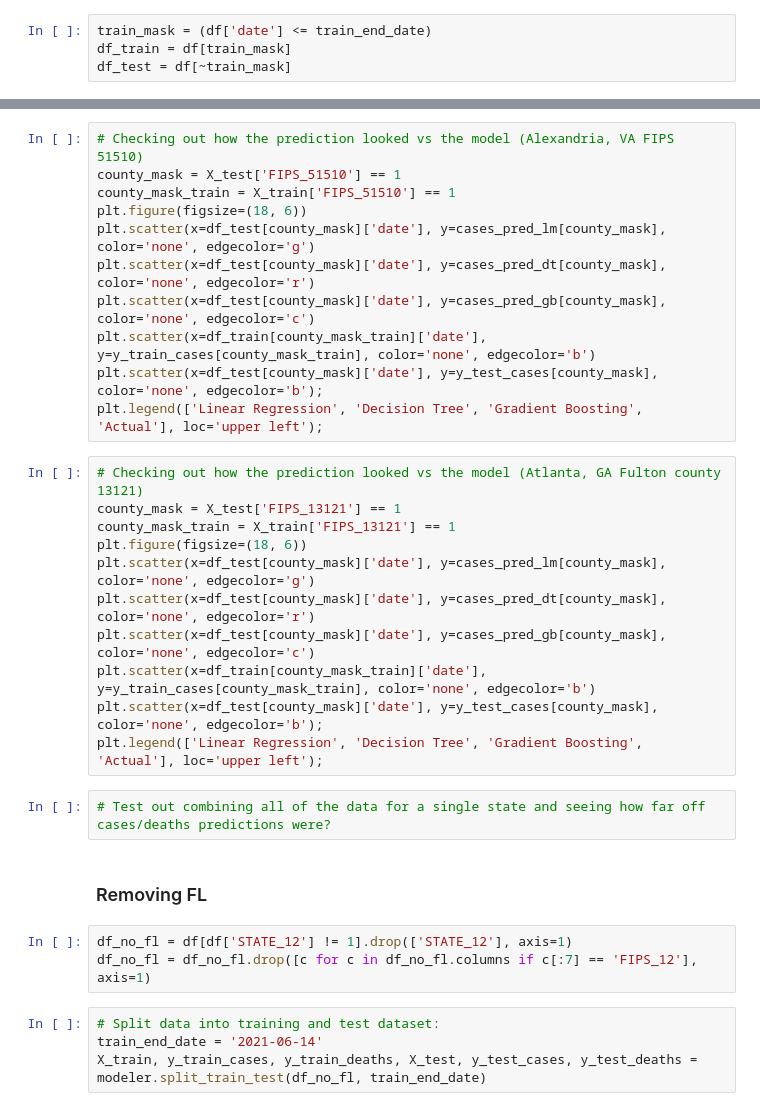
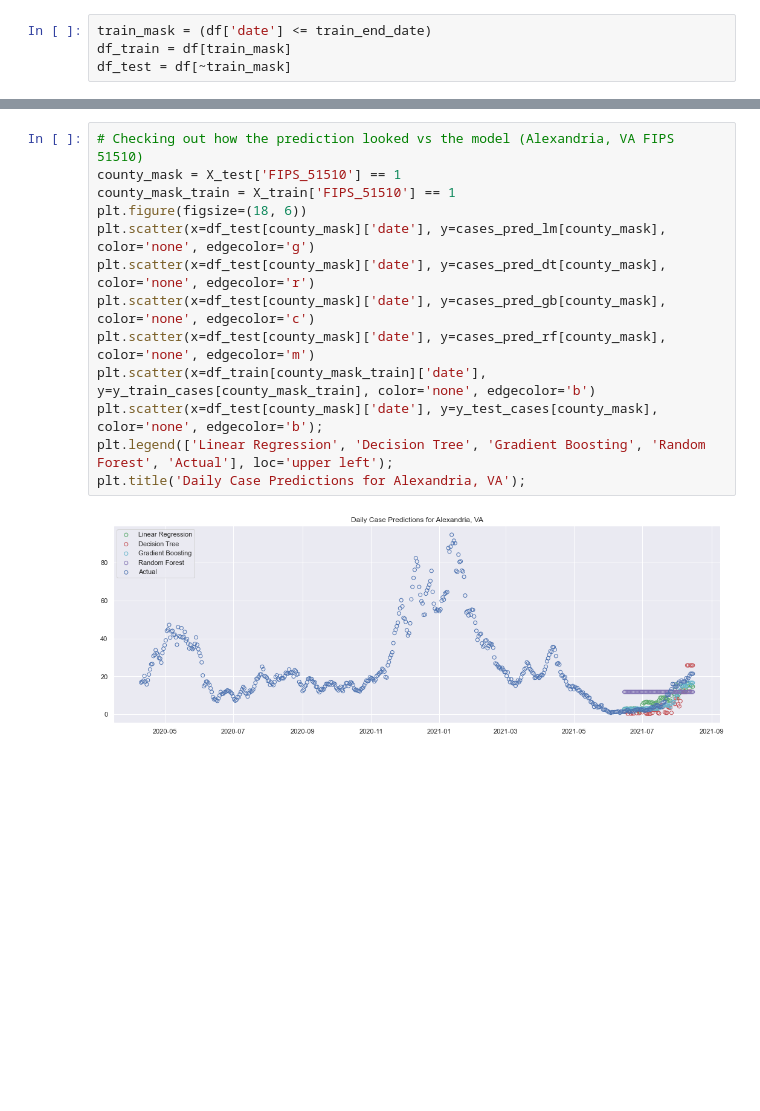
Before and after one commit to ehmartens/cs5644-project, a Jupyter notebook: code/Main Notebook.ipynb, the cells around one changed output, grey strips where cells are left out. Saved outputs shown, nothing was run; the diff lists cells and outputs as text; blank space fills up the shorter version.

```diff
--- a/code/Main Notebook.ipynb
+++ b/code/Main Notebook.ipynb
@@ -336,33 +466,15 @@ plt.legend(['Linear Regression', 'Decision Tree', 'Gradient Boosting', 'Actual']
 # %%
 # Checking out how the prediction looked vs the model (Alexandria, VA FIPS 51510)
 county_mask = X_test['FIPS_51510'] == 1
 county_mask_train = X_train['FIPS_51510'] == 1
 plt.figure(figsize=(18, 6))
 plt.scatter(x=df_test[county_mask]['date'], y=cases_pred_lm[county_mask], color='none', edgecolor='g')
 plt.scatter(x=df_test[county_mask]['date'], y=cases_pred_dt[county_mask], color='none', edgecolor='r')
 plt.scatter(x=df_test[county_mask]['date'], y=cases_pred_gb[county_mask], color='none', edgecolor='c')
+plt.scatter(x=df_test[county_mask]['date'], y=cases_pred_rf[county_mask], color='none', edgecolor='m')
 plt.scatter(x=df_train[county_mask_train]['date'], y=y_train_cases[county_mask_train], color='none', edgecolor='b')
 plt.scatter(x=df_test[county_mask]['date'], y=y_test_cases[county_mask], color='none', edgecolor='b');
-plt.legend(['Linear Regression', 'Decision Tree', 'Gradient Boosting', 'Actual'], loc='upper left');
+plt.legend(['Linear Regression', 'Decision Tree', 'Gradient Boosting', 'Random Forest', 'Actual'], loc='upper left');
+plt.title('Daily Case Predictions for Alexandria, VA');
+# %% [output]
+[figure, added]
-# %%
-# Checking out how the prediction looked vs the model (Atlanta, GA Fulton county 13121)
-county_mask = X_test['FIPS_13121'] == 1
-county_mask_train = X_train['FIPS_13121'] == 1
-plt.figure(figsize=(18, 6))
-plt.scatter(x=df_test[county_mask]['date'], y=cases_pred_lm[county_mask], color='none', edgecolor='g')
-plt.scatter(x=df_test[county_mask]['date'], y=cases_pred_dt[county_mask], color='none', edgecolor='r')
-plt.scatter(x=df_test[county_mask]['date'], y=cases_pred_gb[county_mask], color='none', edgecolor='c')
-plt.scatter(x=df_train[county_mask_train]['date'], y=y_train_cases[county_mask_train], color='none', edgecolor='b')
-plt.scatter(x=df_test[county_mask]['date'], y=y_test_cases[county_mask], color='none', edgecolor='b');
-plt.legend(['Linear Regression', 'Decision Tree', 'Gradient Boosting', 'Actual'], loc='upper left');
-# %%
-# Test out combining all of the data for a single state and seeing how far off cases/deaths predictions were?
-# %% [markdown]
-### Removing FL
-# %%
-df_no_fl = df[df['STATE_12'] != 1].drop(['STATE_12'], axis=1)
-df_no_fl = df_no_fl.drop([c for c in df_no_fl.columns if c[:7] == 'FIPS_12'], axis=1)
-# %%
-# Split data into training and test dataset:
-train_end_date = '2021-06-14'
-X_train, y_train_cases, y_train_deaths, X_test, y_test_cases, y_test_deaths = modeler.split_train_test(df_no_fl, train_end_date)
```
Also changed, not shown: parts of 25 cells of this notebook.
